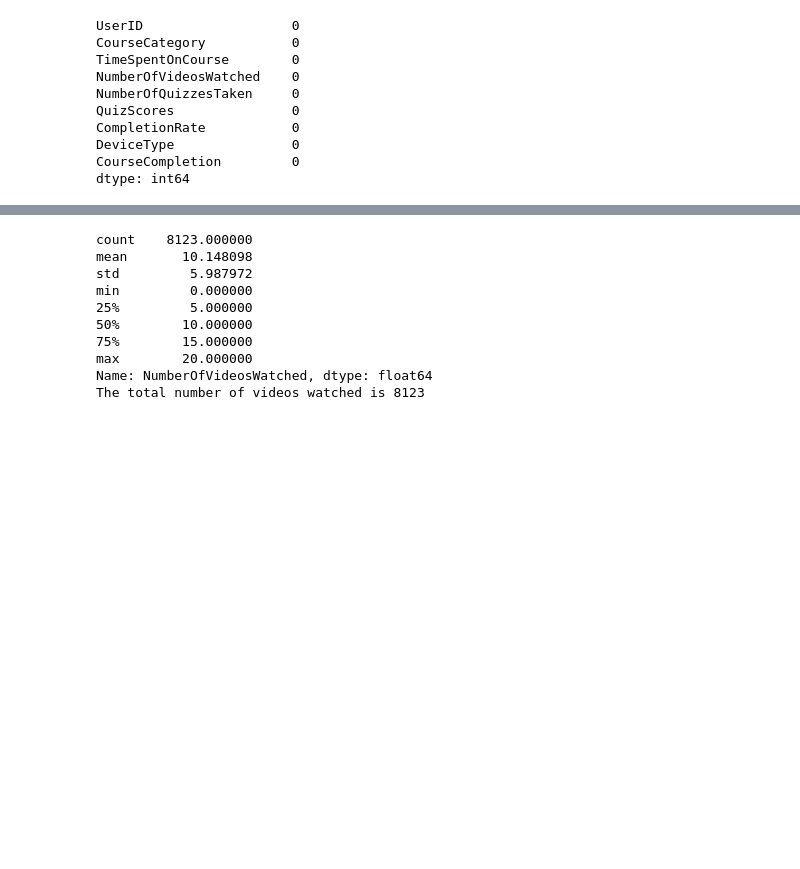
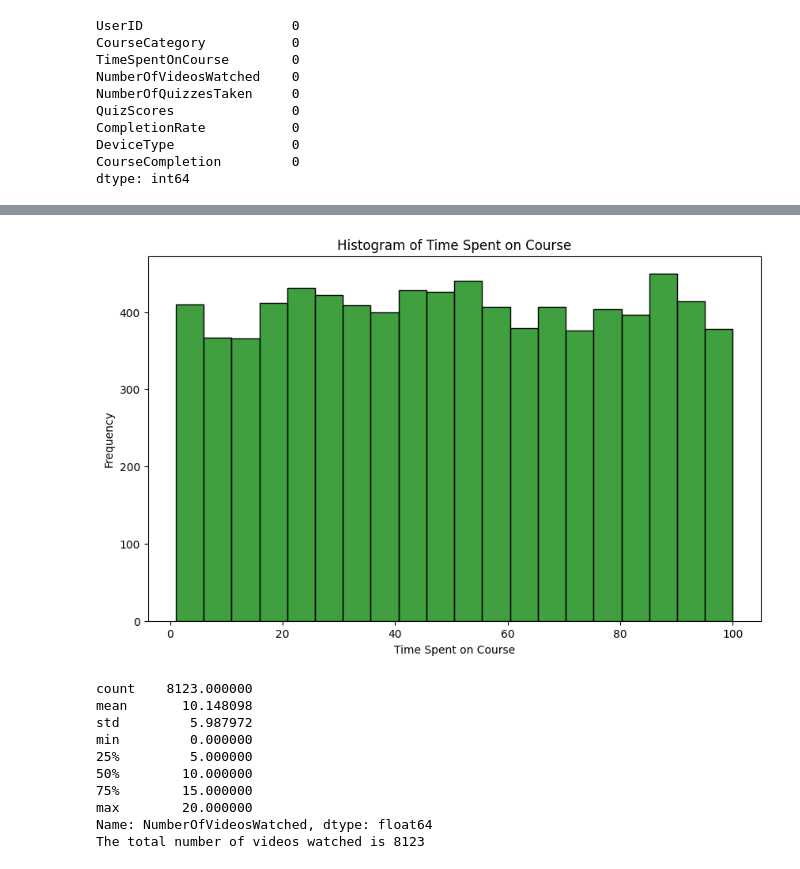
Before and after one commit to BissiriD/course_completion_project_1, a Jupyter notebook: main.ipynb, the cells around one changed output, grey strips where cells are left out. Drawn from its saved outputs; the diff is of its cells as text; code cells hidden in the pictures; blank space fills up the shorter version.

```diff
--- a/main.ipynb
+++ b/main.ipynb
@@ -67,3 +67,6 @@ memory usage: 634.6+ KB
 | 50% | 4492.000000 | 50.316921 | 10.000000 | 5.000000 | 75.273913 | 51.581186 | ... |
 | 75% | 6766.500000 | 75.377730 | 15.000000 | 8.000000 | 87.497542 | 76.729629 | ... |
 | max | 9000.000000 | 99.992558 | 20.000000 | 10.000000 | 99.994984 | 99.979711 | ... |
+# %%
+time_spent_on_course = df["TimeSpentOnCourse"]
+print(time_spent_on_course.describe())
@@ -70,3 +86,12 @@ memory usage: 634.6+ KB
+# %%
+plt.figure(figsize=(10,6))
+sns.histplot(time_spent_on_course,bins=20,kde=False,color="green")
+plt.xlabel("Time Spent on Course")
+plt.ylabel("Frequency")
+plt.title("Histogram of Time Spent on Course")
+plt.show()
+# %% [output]
+[figure, added]
 # %%
 # Checking to see sum of videos watched
 videos_watched = df["NumberOfVideosWatched"]
```
Also changed, not shown: parts of 10 cells of this notebook.
